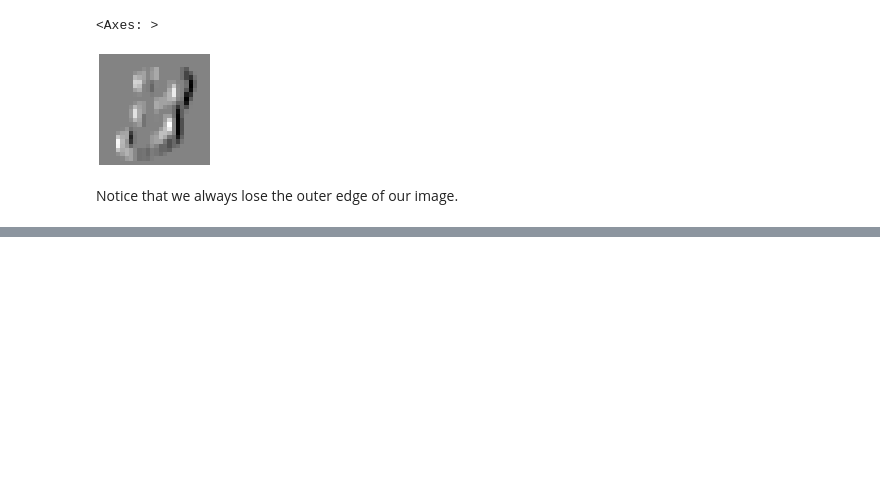
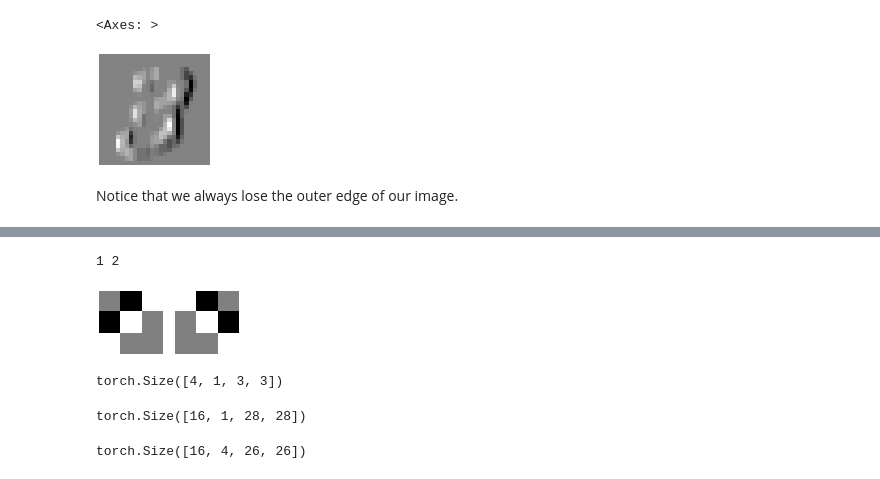
Before and after one commit to wouldadam/fastai-notebooks, a Jupyter notebook: 15-convolutions.ipynb, the cells around one changed output, grey strips where cells are left out. Drawn from its saved outputs; the diff is of its cells as text; code cells hidden in the pictures; blank space fills up the shorter version.

```diff
--- a/15-convolutions.ipynb
+++ b/15-convolutions.ipynb
@@ -214,0 +262,29 @@ Notice that we always lose the outer edge of our image.
+# %%
+# Diagonals can be define din the same way
+
+diag1_edge = tensor([[0, -1, 1], [-1, 1, 0], [1, 0, 0]])
+
+diag2_edge = tensor([[1, -1, 0], [0, 1, -1], [0, 0, 1]])
+
+ds.show_images([diag1_edge, diag2_edge])
+# %% [output]
+1 2
+[figure, added]
+# %%
+# We can stack up all of the kernels in the batch dim
+edge_kernels = torch.stack([left_edge, top_edge, diag1_edge, diag2_edge])[:, None, ...]
+edge_kernels.shape
+# %% [output]
+torch.Size([4, 1, 3, 3])
+# %%
+# Grab a batch of 16 images in the batch dim as well
+img_batch = x_imgs[:16][:, None, ...]
+img_batch.shape
+# %% [output]
+torch.Size([16, 1, 28, 28])
+# %%
+# And have pytorch do the conv on them all at once
+batch_features = F.conv2d(img_batch, edge_kernels)
+batch_features.shape
+# %% [output]
+torch.Size([16, 4, 26, 26])
```
Also changed, not shown: parts of 23 cells of this notebook, 2 other files.
